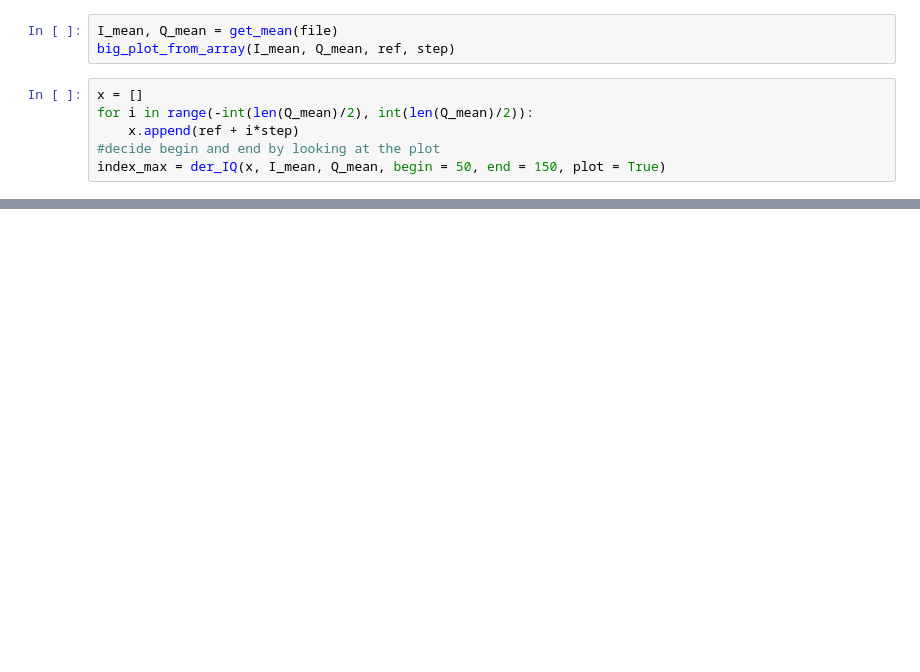
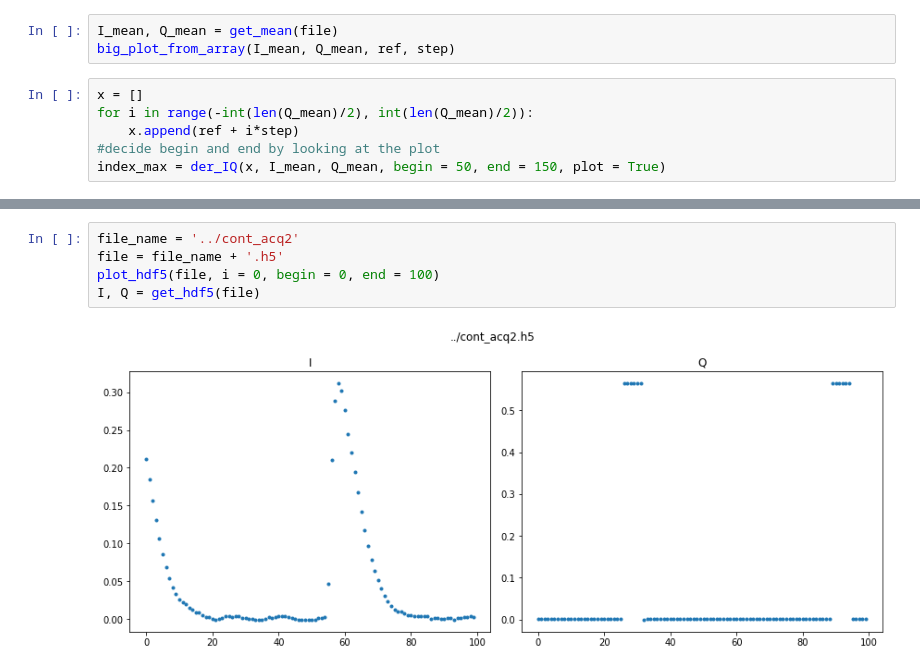
Before and after one commit to biqute/QTLab2122, a Jupyter notebook: SingleIRsource/programs/analysis.ipynb, the cells around one changed output, grey strips where cells are left out. Saved outputs shown, nothing was run; the diff lists cells and outputs as text; blank space fills up the shorter version.

```diff
--- a/SingleIRsource/programs/analysis.ipynb
+++ b/SingleIRsource/programs/analysis.ipynb
@@ -56,0 +59,7 @@ index_max = der_IQ(x, I_mean, Q_mean, begin = 50, end = 150, plot = True)
+# %%
+file_name = '../cont_acq2'
+file = file_name + '.h5'
+plot_hdf5(file, i = 0, begin = 0, end = 100)
+I, Q = get_hdf5(file)
+# %% [output]
+[figure, added]
```
Also changed, not shown: parts of 7 cells of this notebook, 17 other files.
